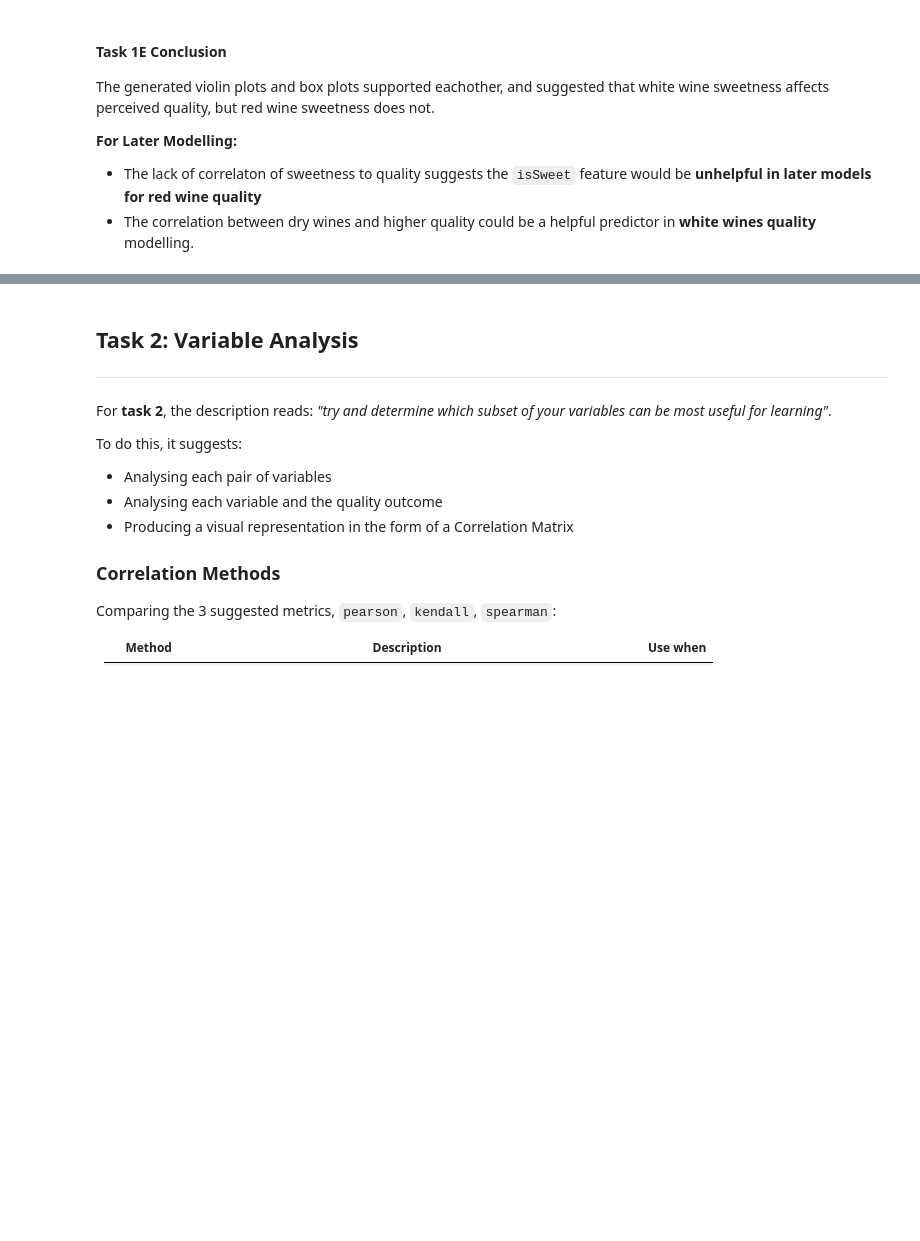
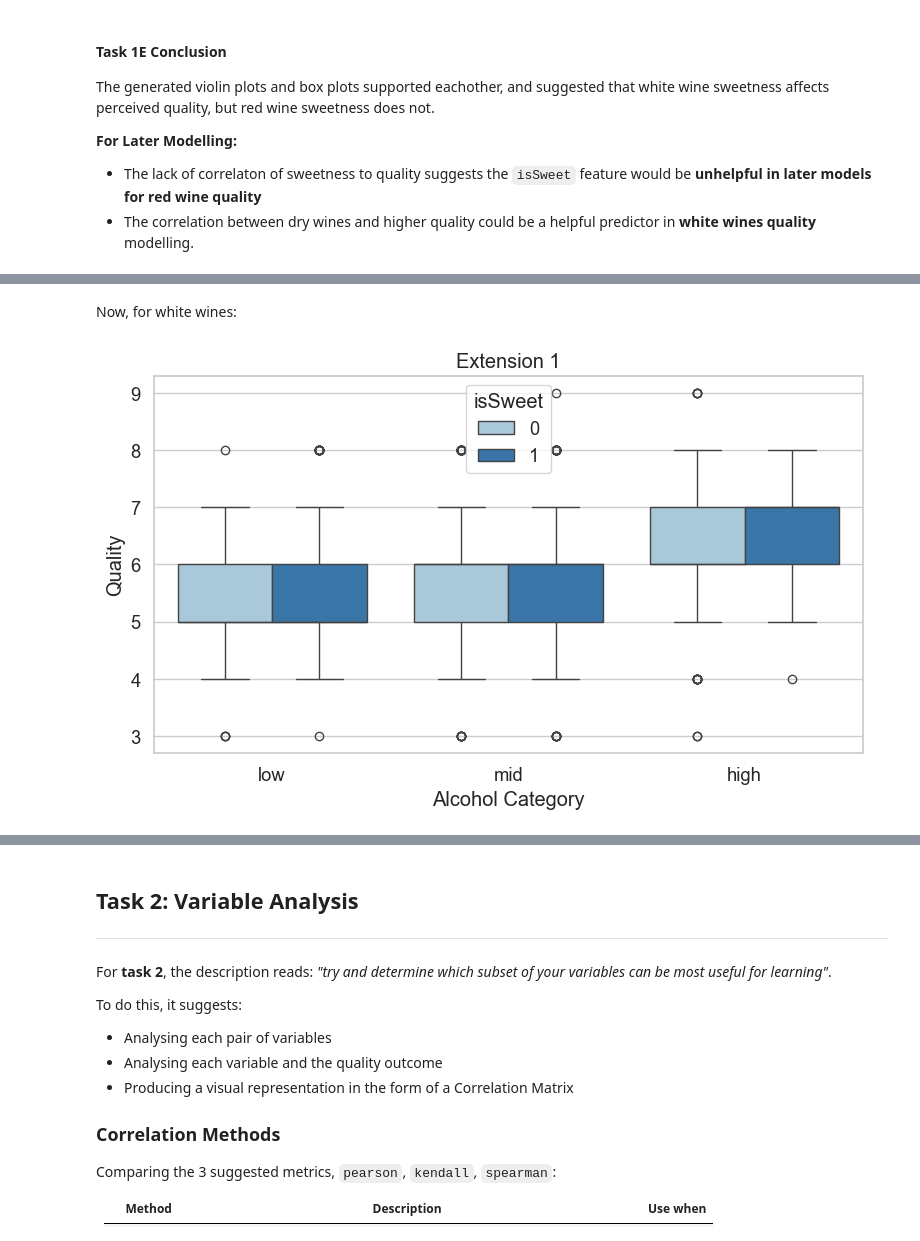
Before and after one commit to k1k12/2034_CW, a Jupyter notebook: notebook/wine_analysis.ipynb, the cells around one changed output, grey strips where cells are left out. Drawn from its saved outputs; the diff is of its cells as text; code cells hidden in the pictures; blank space fills up the shorter version.

```diff
--- a/notebook/wine_analysis.ipynb
+++ b/notebook/wine_analysis.ipynb
@@ -788,0 +823,21 @@ The generated violin plots and box plots supported eachother, and suggested that
+# %% [markdown]
+Now, for white wines:
+# %%
+plt.figure(figsize=(8, 5))
+sb.boxplot(
+    data=wine_white,
+    x="alcohol_cat",
+    y="quality",
+    hue="isSweet",
+    order=["low", "mid", "high"],
+    palette={0: palette_white[3], 1: palette_white[7]}
+)
+plt.title("Extension 1")
+plt.xlabel("Alcohol Category")
+plt.ylabel("Quality")
+plt.legend(title="isSweet")
+plt.tight_layout()
+plt.savefig("../figures/exten1_white")
+plt.show()
+# %% [output]
+[figure, added]
```
Also changed, not shown: parts of 81 cells of this notebook, 8 other files.
